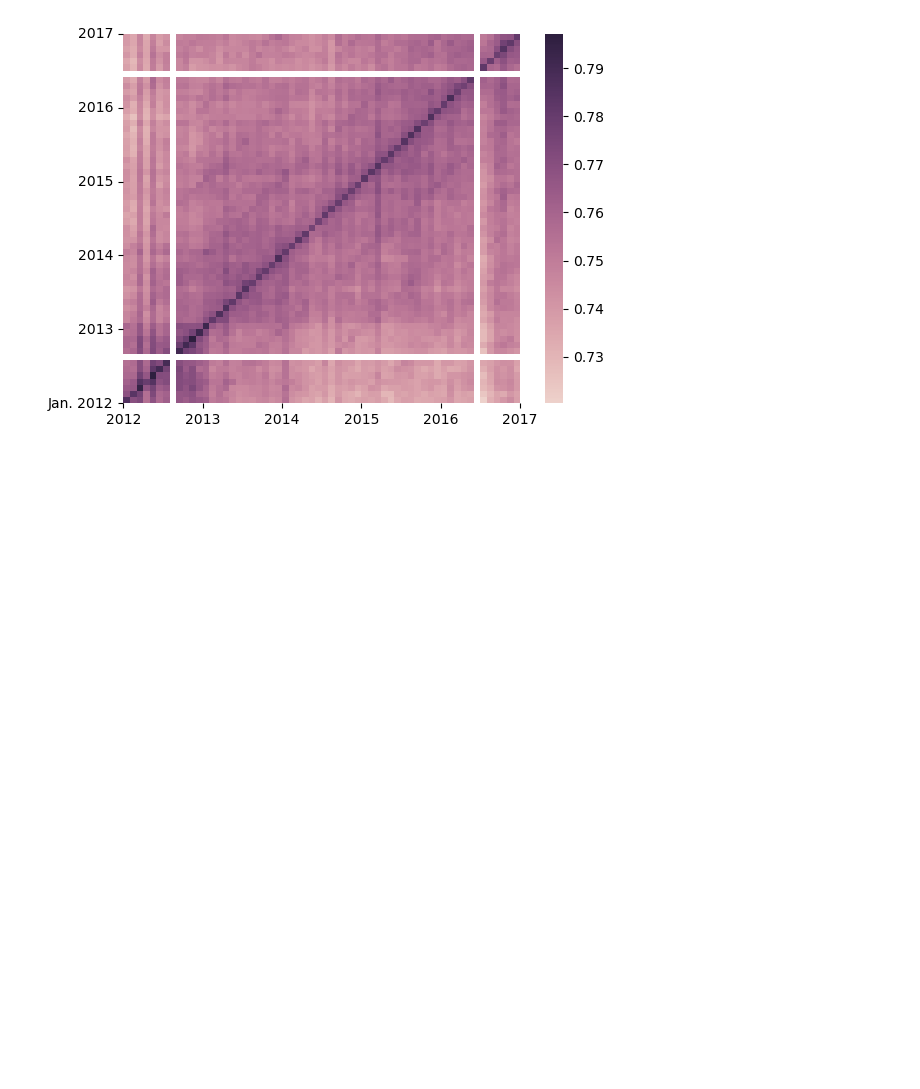
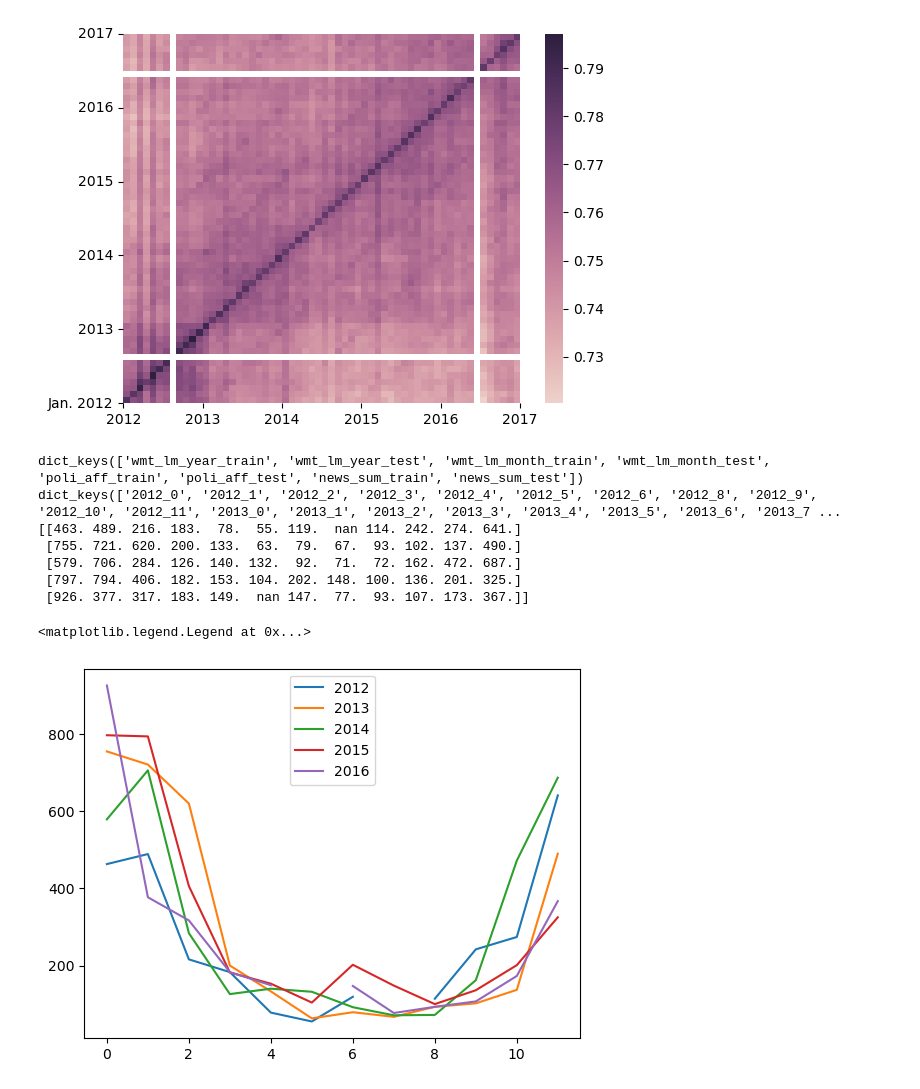
Before and after one commit to KaiNylund/lm-weights-encode-time, a Jupyter notebook: misc_analysis_and_figures/vocab_overlap.ipynb, the cells around one changed output. Drawn from its saved outputs; the diff is of its cells as text; code cells hidden in the pictures; blank space fills up the shorter version.

```diff
--- a/misc_analysis_and_figures/vocab_overlap.ipynb
+++ b/misc_analysis_and_figures/vocab_overlap.ipynb
@@ -277,3 +277,34 @@ for overall_split in ["train", "test", "train_test"]:
 [figure]
 [figure]
 [figure]
+# %%
+dataset_to_split_vocabs = np.load("./data/dataset_vocabs.npy", allow_pickle=True).item()
+print(dataset_to_split_vocabs.keys())
+monthly_vocabs = dataset_to_split_vocabs["wmt_lm_month_train"]
+print(monthly_vocabs.keys())
+token = "snow"
+token_mentions_per_month = np.zeros((5, 12))
+for i, year in enumerate(range(2012, 2017)):
+    for j, month in enumerate(range(12)):
+        if f"{year}_{month}" in monthly_vocabs:
+            cur_vocab = monthly_vocabs[f"{year}_{month}"]
+            for token_variation in [token.lower(), token.capitalize(), token.upper(),
+                                    f"{token}.", f"{token}!", f"{token}?", f"{token},", f"{token}:"]:
+                if token_variation in cur_vocab:
+                    token_mentions_per_month[i][j] += cur_vocab[token_variation]
+token_mentions_per_month[0][7] = np.nan
+token_mentions_per_month[4][5] = np.nan
+print(token_mentions_per_month)
+for i, year in enumerate(range(2012, 2017)):
+    plt.plot(token_mentions_per_month[i], label=year)
+plt.legend()
+# %% [output]
+dict_keys(['wmt_lm_year_train', 'wmt_lm_year_test', 'wmt_lm_month_train', 'wmt_lm_month_test', 'poli_aff_train', 'poli_aff_test', 'news_sum_train', 'news_sum_test'])
+dict_keys(['2012_0', '2012_1', '2012_2', '2012_3', '2012_4', '2012_5', '2012_6', '2012_8', '2012_9', '2012_10', '2012_11', '2013_0', '2013_1', '2013_2', '2013_3', '2013_4', '2013_5', '2013_6', '2013_7 ...
+[[463. 489. 216. 183.  78.  55. 119.  nan 114. 242. 274. 641.]
+ [755. 721. 620. 200. 133.  63.  79.  67.  93. 102. 137. 490.]
+ [579. 706. 284. 126. 140. 132.  92.  71.  72. 162. 472. 687.]
+ [797. 794. 406. 182. 153. 104. 202. 148. 100. 136. 201. 325.]
+ [926. 377. 317. 183. 149.  nan 147.  77.  93. 107. 173. 367.]]
+<matplotlib.legend.Legend at 0x...>
+[figure, added]
```
Also changed, not shown: parts of 1 cell of this notebook, 2 other files.
